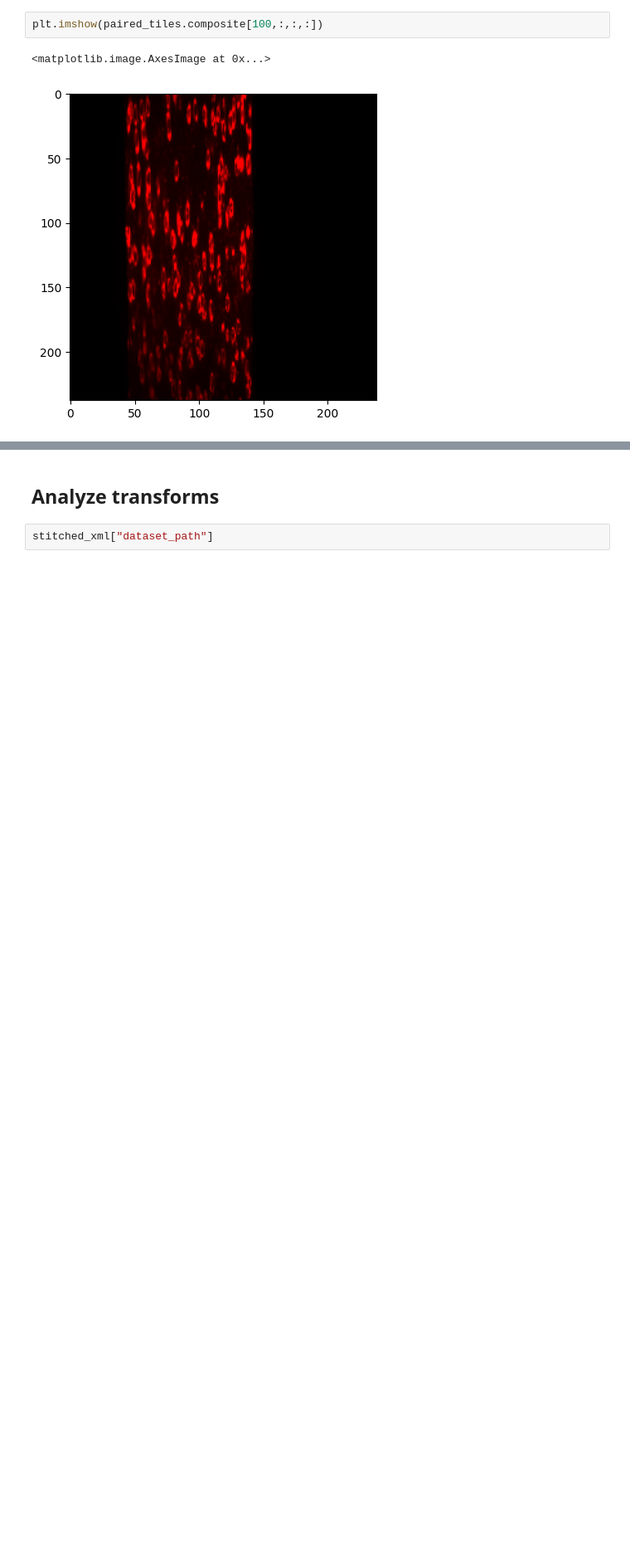
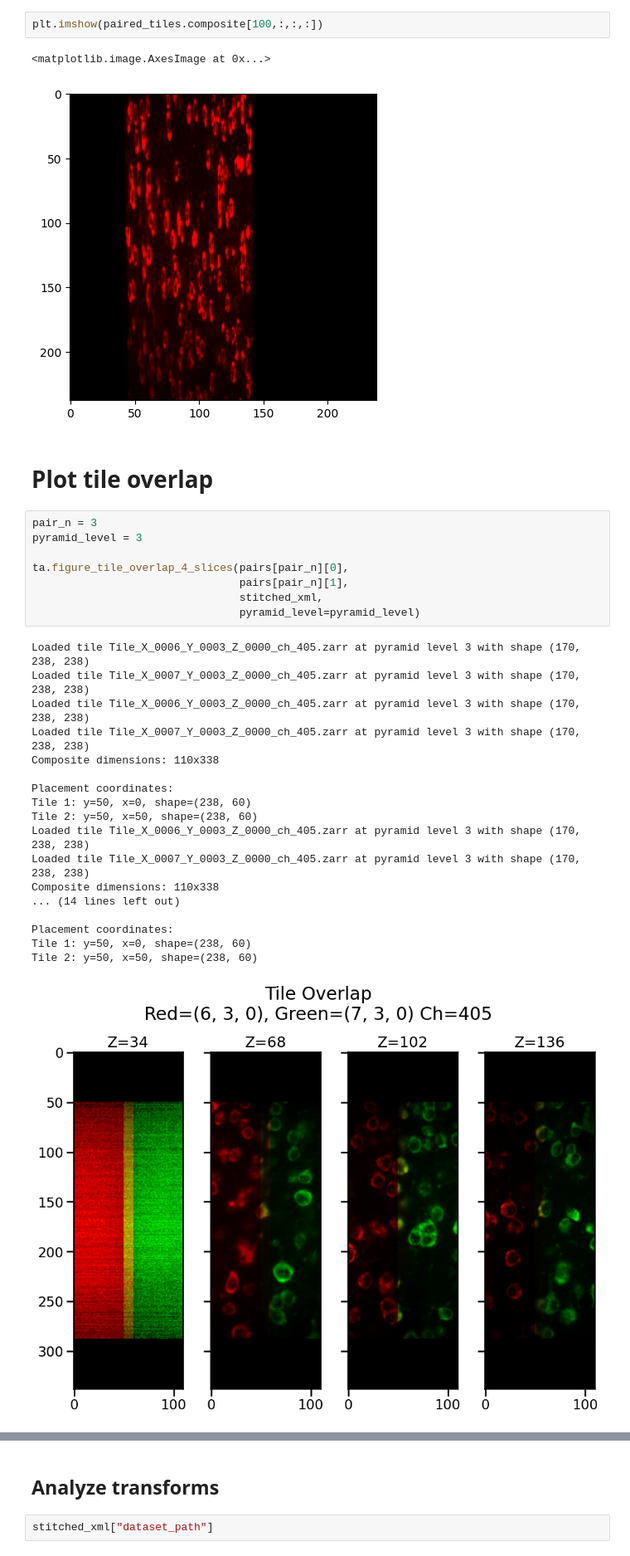
Before and after one commit to AllenNeuralDynamics/aind-hcr-qc, a Jupyter notebook: src/aind_hcr_qc/examples/tile_alignment_plots.ipynb, the cells around one changed output, grey strips where cells are left out. Shown at 83% size. Cells and saved outputs as stored; diff of their text form; blank space fills up the shorter version.

Commit message:
fix: update tile_alignment nb

```diff
--- a/src/aind_hcr_qc/examples/tile_alignment_plots.ipynb
+++ b/src/aind_hcr_qc/examples/tile_alignment_plots.ipynb
@@ -134,3 +134,32 @@ plt.imshow(paired_tiles.composite[100,:,:,:])
 # %% [output]
 <matplotlib.image.AxesImage at 0x...>
 [figure]
+# %% [markdown]
+# Plot tile overlap
+# %%
+pair_n = 3
+pyramid_level = 3
+
+ta.figure_tile_overlap_4_slices(pairs[pair_n][0],
+                                pairs[pair_n][1],
+                                stitched_xml,
+                                pyramid_level=pyramid_level)
+# %% [output]
+Loaded tile Tile_X_0006_Y_0003_Z_0000_ch_405.zarr at pyramid level 3 with shape (170, 238, 238)
+Loaded tile Tile_X_0007_Y_0003_Z_0000_ch_405.zarr at pyramid level 3 with shape (170, 238, 238)
+Loaded tile Tile_X_0006_Y_0003_Z_0000_ch_405.zarr at pyramid level 3 with shape (170, 238, 238)
+Loaded tile Tile_X_0007_Y_0003_Z_0000_ch_405.zarr at pyramid level 3 with shape (170, 238, 238)
+Composite dimensions: 110x338
+
+Placement coordinates:
+Tile 1: y=50, x=0, shape=(238, 60)
+Tile 2: y=50, x=50, shape=(238, 60)
+Loaded tile Tile_X_0006_Y_0003_Z_0000_ch_405.zarr at pyramid level 3 with shape (170, 238, 238)
+Loaded tile Tile_X_0007_Y_0003_Z_0000_ch_405.zarr at pyramid level 3 with shape (170, 238, 238)
+Composite dimensions: 110x338
+... (14 lines left out)
+
+Placement coordinates:
+Tile 1: y=50, x=0, shape=(238, 60)
+Tile 2: y=50, x=50, shape=(238, 60)
+[figure, added]
```
Also changed, not shown: parts of 7 cells of this notebook.
